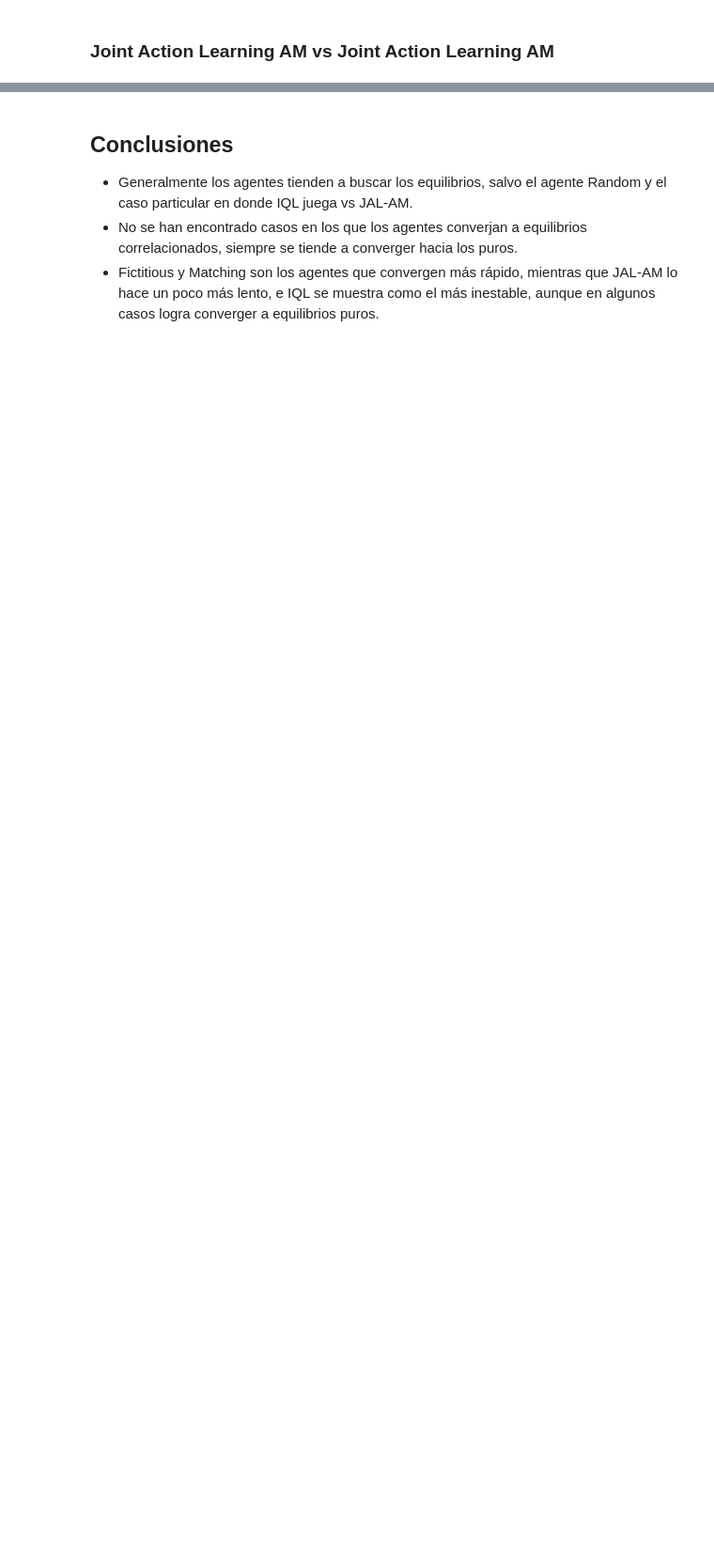
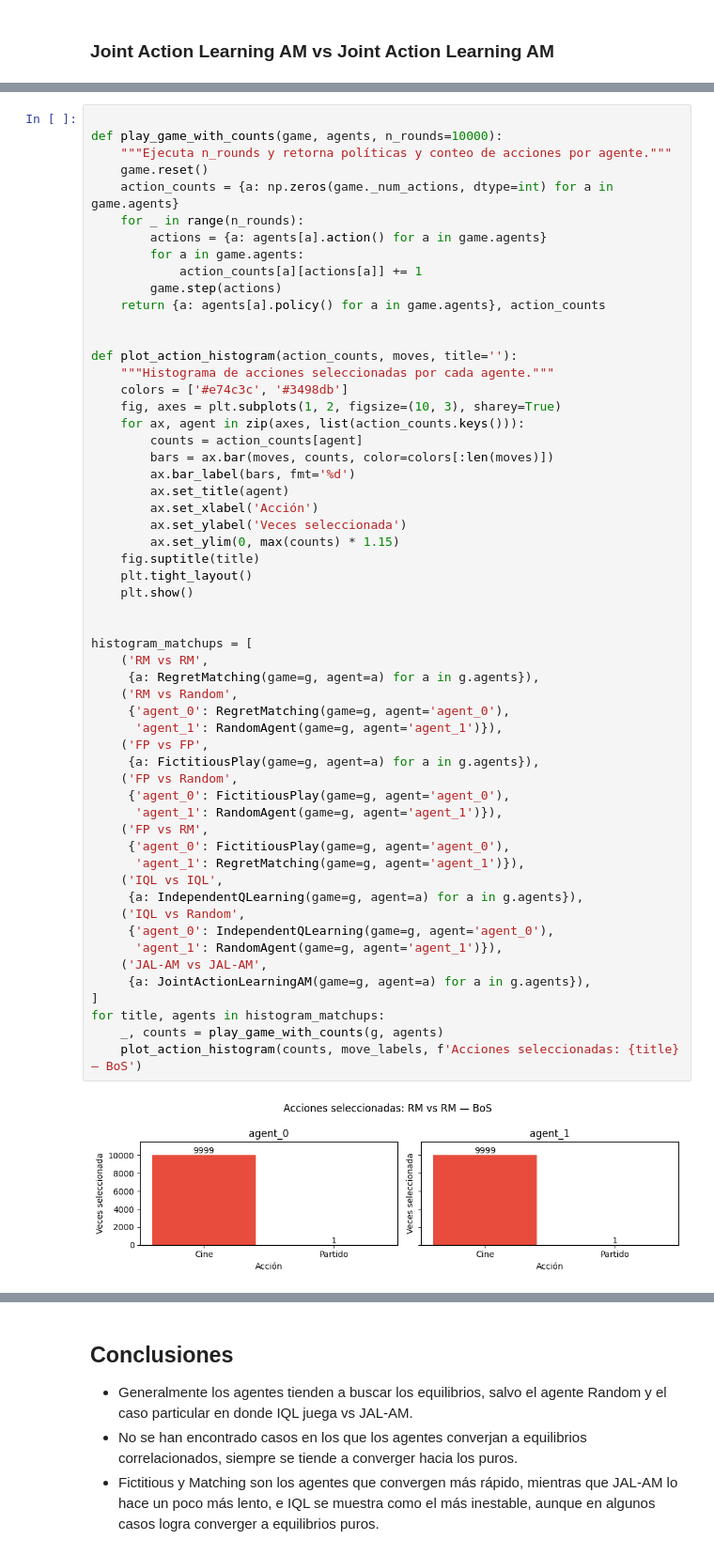
Before and after one commit to mmussio85/simultaneous-games, a Jupyter notebook: BoS.ipynb, the cells around one changed output, grey strips where cells are left out. Shown at 94% size. Cells and saved outputs as stored; diff of their text form; blank space fills up the shorter version.

```diff
--- a/BoS.ipynb
+++ b/BoS.ipynb
@@ -304,0 +301,58 @@ plot_convergence(history, checkpoints, 'Convergencia: JAL-AM vs JAL-AM — BoS')
+# %%
+
+def play_game_with_counts(game, agents, n_rounds=10000):
+    """Ejecuta n_rounds y retorna políticas y conteo de acciones por agente."""
+    game.reset()
+    action_counts = {a: np.zeros(game._num_actions, dtype=int) for a in game.agents}
+    for _ in range(n_rounds):
+        actions = {a: agents[a].action() for a in game.agents}
+        for a in game.agents:
+            action_counts[a][actions[a]] += 1
+        game.step(actions)
+    return {a: agents[a].policy() for a in game.agents}, action_counts
+
+
+def plot_action_histogram(action_counts, moves, title=''):
+    """Histograma de acciones seleccionadas por cada agente."""
+    colors = ['#e74c3c', '#3498db']
+    fig, axes = plt.subplots(1, 2, figsize=(10, 3), sharey=True)
+    for ax, agent in zip(axes, list(action_counts.keys())):
+        counts = action_counts[agent]
+        bars = ax.bar(moves, counts, color=colors[:len(moves)])
+        ax.bar_label(bars, fmt='%d')
+        ax.set_title(agent)
+        ax.set_xlabel('Acción')
+        ax.set_ylabel('Veces seleccionada')
+        ax.set_ylim(0, max(counts) * 1.15)
+    fig.suptitle(title)
+    plt.tight_layout()
+    plt.show()
+
+
+histogram_matchups = [
+    ('RM vs RM',
+     {a: RegretMatching(game=g, agent=a) for a in g.agents}),
+    ('RM vs Random',
+     {'agent_0': RegretMatching(game=g, agent='agent_0'),
+      'agent_1': RandomAgent(game=g, agent='agent_1')}),
+    ('FP vs FP',
+     {a: FictitiousPlay(game=g, agent=a) for a in g.agents}),
+    ('FP vs Random',
+     {'agent_0': FictitiousPlay(game=g, agent='agent_0'),
+      'agent_1': RandomAgent(game=g, agent='agent_1')}),
+    ('FP vs RM',
+     {'agent_0': FictitiousPlay(game=g, agent='agent_0'),
+      'agent_1': RegretMatching(game=g, agent='agent_1')}),
+    ('IQL vs IQL',
+     {a: IndependentQLearning(game=g, agent=a) for a in g.agents}),
+    ('IQL vs Random',
+     {'agent_0': IndependentQLearning(game=g, agent='agent_0'),
+      'agent_1': RandomAgent(game=g, agent='agent_1')}),
+    ('JAL-AM vs JAL-AM',
+     {a: JointActionLearningAM(game=g, agent=a) for a in g.agents}),
+]
+for title, agents in histogram_matchups:
+    _, counts = play_game_with_counts(g, agents)
+    plot_action_histogram(counts, move_labels, f'Acciones seleccionadas: {title} — BoS')
+# %% [output]
+[figure, added]
```
Also changed, not shown: parts of 39 cells of this notebook, 3 other files.
